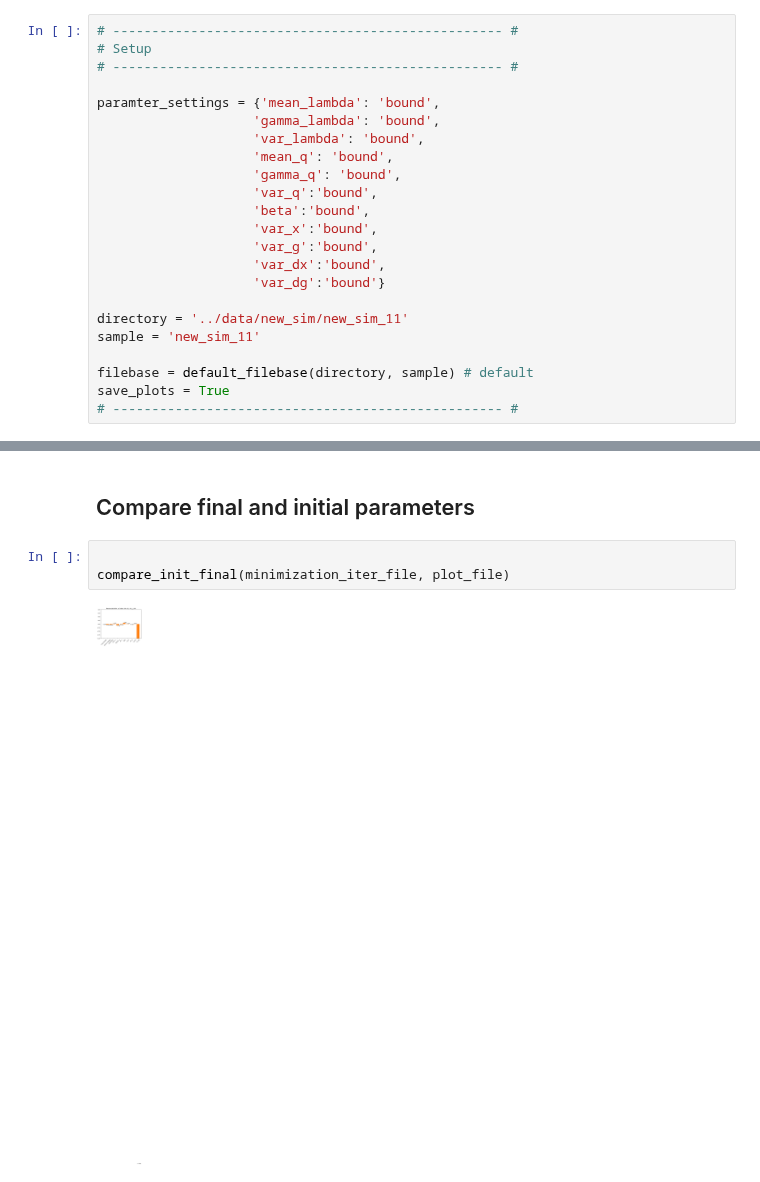
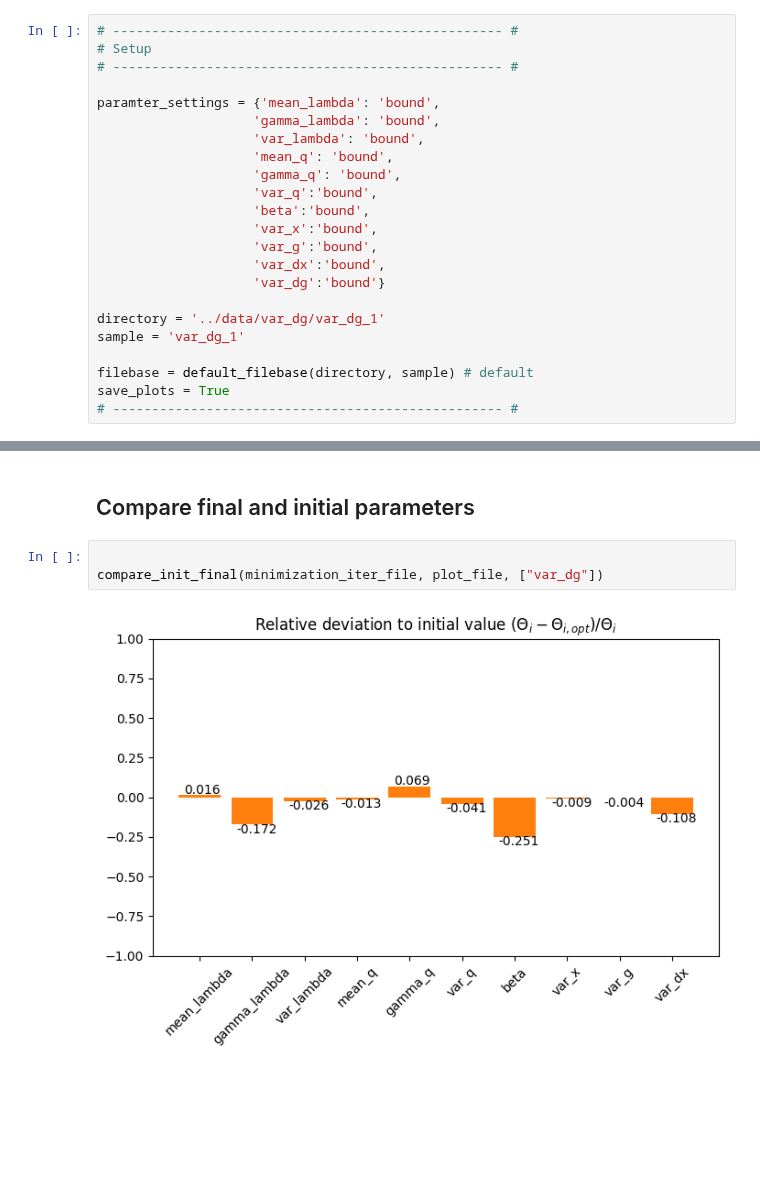
Before and after one commit to bjks/gfp_gaussian_process, a Jupyter notebook: notebooks/plot_ggp_run.ipynb, the cells around one changed output, grey strips where cells are left out. Drawn from its saved outputs; the diff is of its cells as text; blank space fills up the shorter version.

```diff
--- a/notebooks/plot_ggp_run.ipynb
+++ b/notebooks/plot_ggp_run.ipynb
@@ -17,8 +17,8 @@ paramter_settings = {'mean_lambda': 'bound',
                     'var_dx':'bound',
                     'var_dg':'bound'}
 
-directory = '../data/new_sim/new_sim_11'
-sample = 'new_sim_11'
+directory = '../data/var_dg/var_dg_1'
+sample = 'var_dg_1'
 
 filebase = default_filebase(directory, sample) # default
 save_plots = True
@@ -80,7 +80,7 @@ plot_errors(errors, final_params, plot_file)
 ## Compare final and initial parameters
 # %%
 
-compare_init_final(minimization_iter_file, plot_file)
+compare_init_final(minimization_iter_file, plot_file, ["var_dg"])
 # %% [output]
-[figure, old version]
+[figure, new version]
 |  | parameter | simulation | minimization | relative deviation |
```
Also changed, not shown: parts of 5 cells of this notebook, 7 other files.
